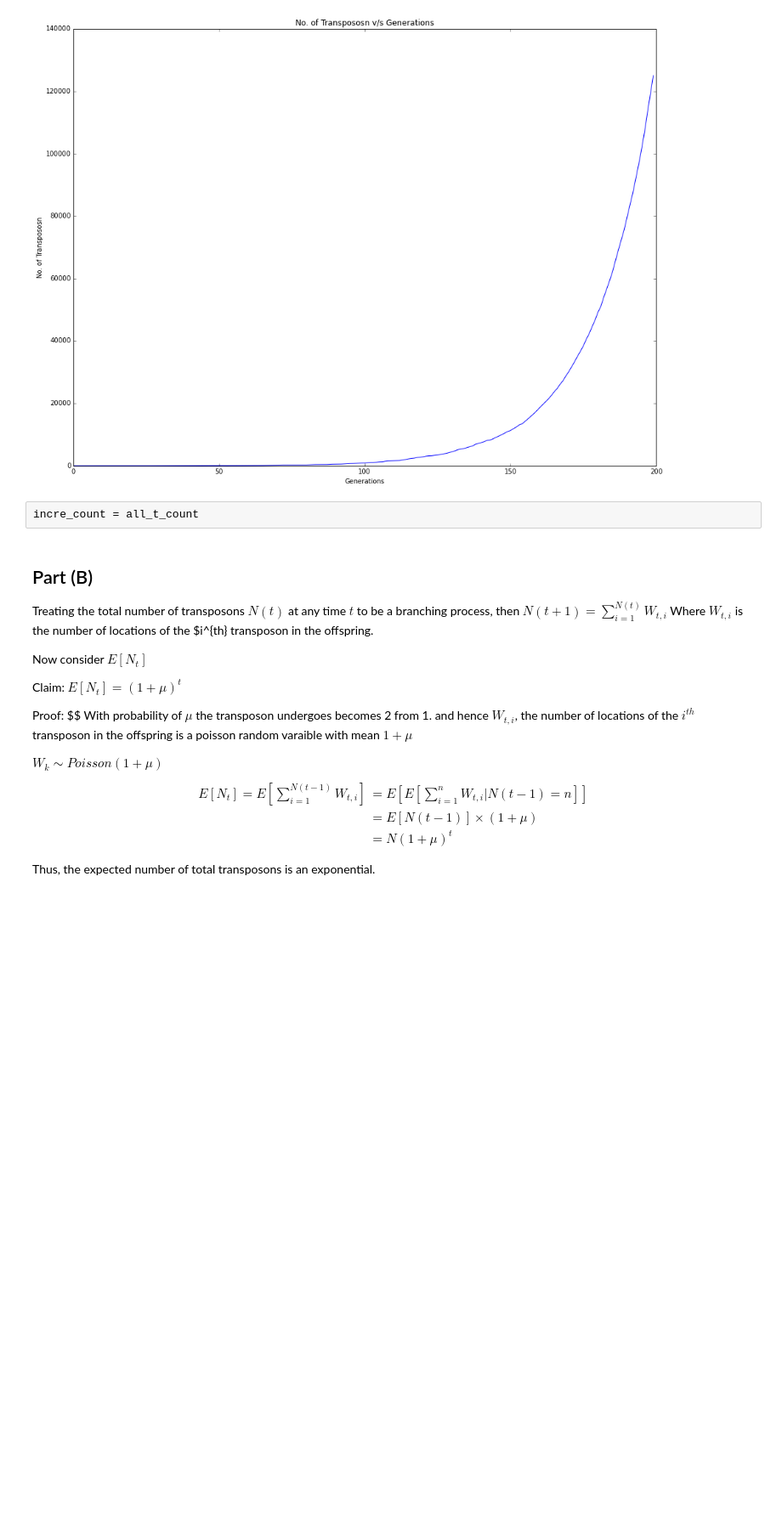
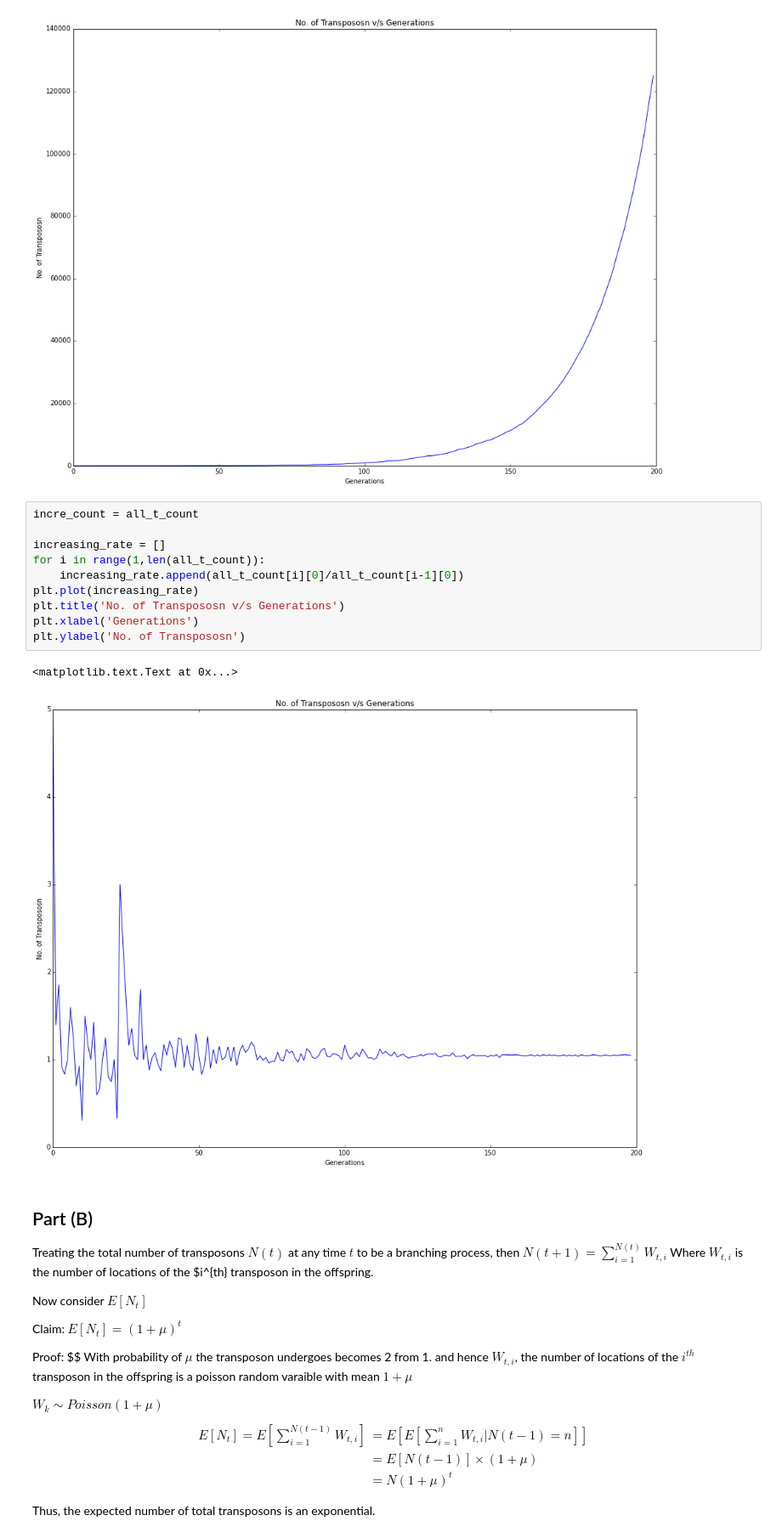
Before and after one commit to saketkc/hatex, a Jupyter notebook: 2015_Fall/MATH-578B/Homework5/Homework5.ipynb, the cells around one changed output. Shown: that part at 85% size. Cells and saved outputs as stored; diff of their text form; blank space fills up the shorter version.

```diff
--- a/2015_Fall/MATH-578B/Homework5/Homework5.ipynb
+++ b/2015_Fall/MATH-578B/Homework5/Homework5.ipynb
@@ -346,8 +346,19 @@ plt.ylabel('No. of Transpososn')
 # %% [output]
 <matplotlib.text.Text at 0x...>
 [figure]
-# %%
-incre_count = all_t_count
+# %%
+incre_count = all_t_count
+
+increasing_rate = []
+for i in range(1,len(all_t_count)):
+    increasing_rate.append(all_t_count[i][0]/all_t_count[i-1][0])
+plt.plot(increasing_rate)
+plt.title('No. of Transpososn v/s Generations')
+plt.xlabel('Generations')
+plt.ylabel('No. of Transpososn')
+# %% [output]
+<matplotlib.text.Text at 0x...>
+[figure, added]
 # %% [markdown]
 ## Part (B)
 
```
